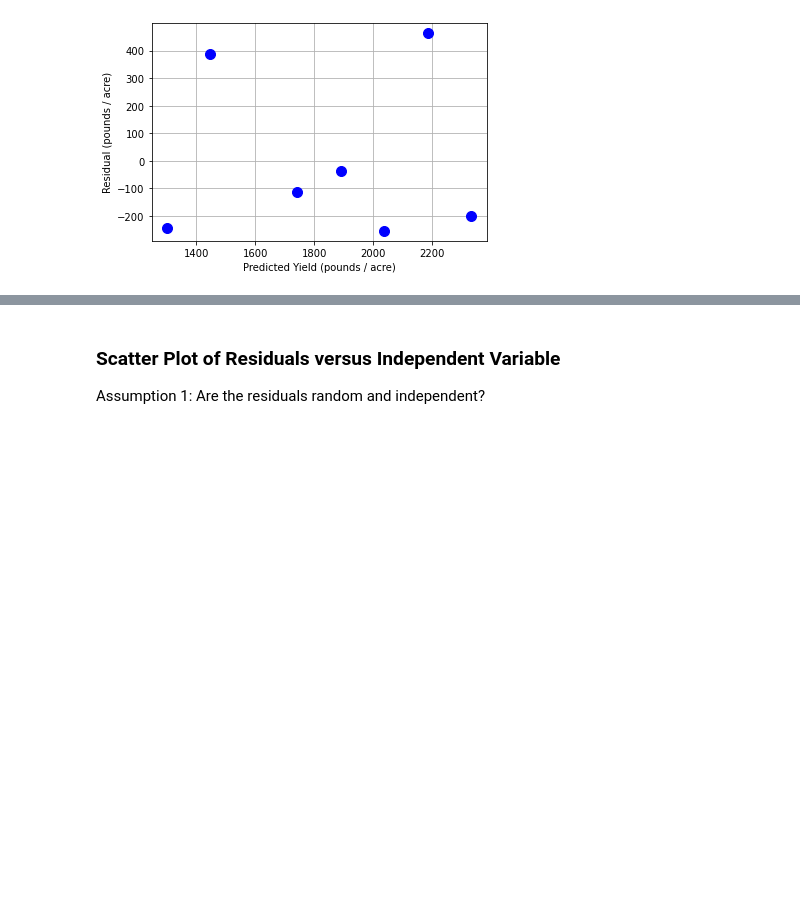
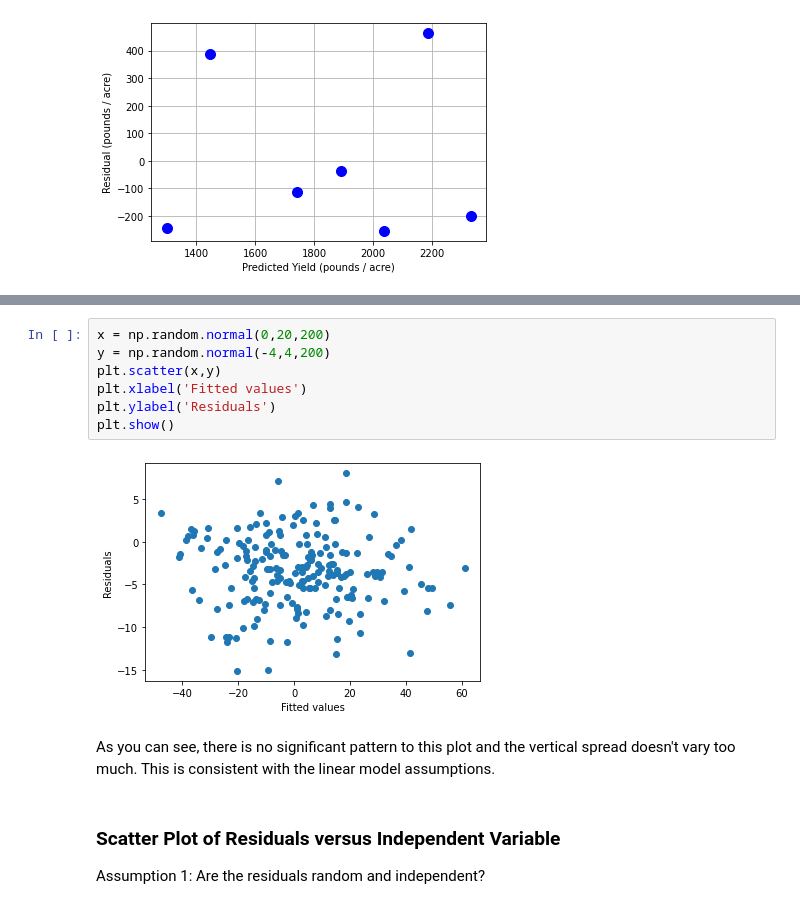
Before and after one commit to ndcbe/data-and-computing, a Jupyter notebook: notebooks/12/01-Ordinary-Least-Squares-Linear-Regression.ipynb, the cells around one changed output, grey strips where cells are left out. Cells and saved outputs as stored; diff of their text form; blank space fills up the shorter version.

Commit message:
Update 01 notebook
- cleanup edits
- created two graphs of data

```diff
--- a/notebooks/12/01-Ordinary-Least-Squares-Linear-Regression.ipynb
+++ b/notebooks/12/01-Ordinary-Least-Squares-Linear-Regression.ipynb
@@ -239,3 +233,14 @@ plt.show()
+# %%
+x = np.random.normal(0,20,200)
+y = np.random.normal(-4,4,200)
+plt.scatter(x,y)
+plt.xlabel('Fitted values')
+plt.ylabel('Residuals')
+plt.show()
+# %% [output]
+[figure, added]
+# %% [markdown]
+As you can see, there is no significant pattern to this plot and the vertical spread doesn't vary too much.  This is consistent with the linear model assumptions.
 # %% [markdown]
 ### Scatter Plot of Residuals versus Independent Variable
 
```
Also changed, not shown: parts of 4 cells of this notebook, 2 other files.
